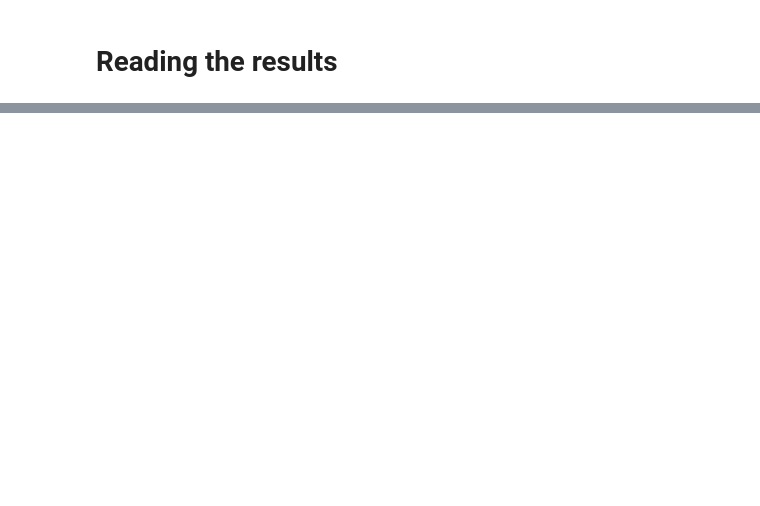
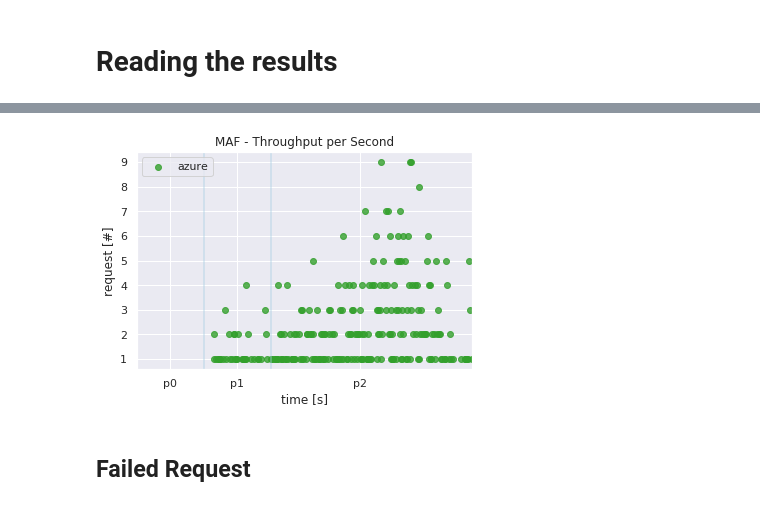
Before and after one commit to tawalaya/FaaSElasticityEngineering, a Jupyter notebook: SW-Analysis.ipynb, the cells around one changed output, grey strips where cells are left out. Cells and saved outputs as stored; diff of their text form; code cells hidden in the pictures; blank space fills up the shorter version.

```diff
--- a/SW-Analysis.ipynb
+++ b/SW-Analysis.ipynb
@@ -28,0 +87,35 @@ Index(['Unnamed: 0', 'RId', 'WL', 'CId', 'CStart', 'ELat', 'RSuccess', 'Phase',
+# %%
+def thruputPerSecond(ax,all,provider,workload):
+    data = all[(all['Provider'] == provider) & (all["WL"] == workload)]
+    data = data.copy()
+
+    #goup by second
+    data["EStart_1s"] = round(data["EStart"]/1000)
+    #sum up cost
+    data = data.groupby(["EStart_1s","CNew"])["RId"].count().reset_index(name="throughput")
+    #plot
+    ax.scatter(x="EStart_1s",y="throughput",data=data,label=provider,c=style[provider]["color"],alpha=0.8)
+
+
+    ax.set_xlim([0,300])
+    ax.set_xlabel("time [s]")
+    ax.set_ylabel(r"request [#]")
+
+    #highlight phases
+    ax.axvline(60,alpha=0.5)
+    ax.axvline(120,alpha=0.5)
+    ax.set_xticks(ticks=[30,90,200])
+    ax.set_xticklabels(["p0","p1","p2"])
+
+    #title
+    ax.set_title("{} - Throughput per Second".format(style[provider]["name"]))
+
+    #legend
+    ax.legend()
+# %%
+fig,ax = plt.subplots()
+thruputPerSecond(ax,all,"azure","0,0,1")
+# %% [output]
+[figure, added]
+# %% [markdown]
+## Failed Request
```
Also changed, not shown: parts of 15 cells of this notebook, 2 other files.
